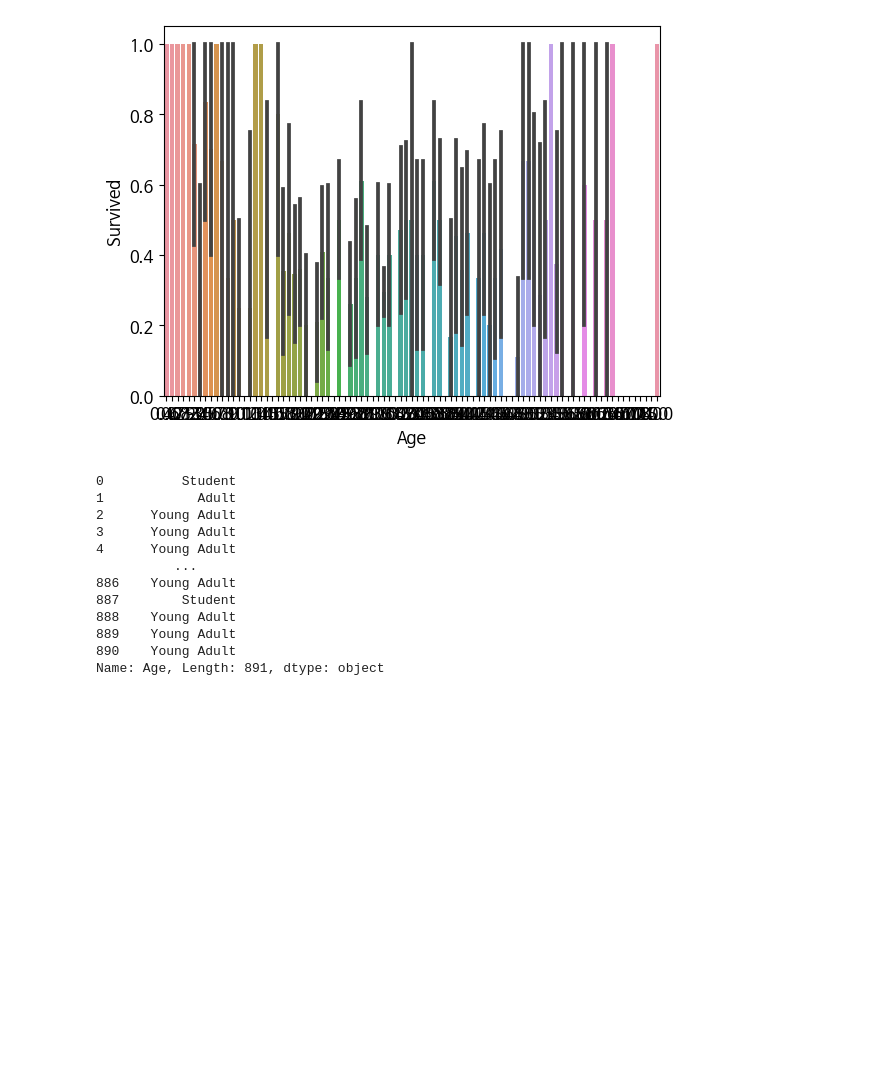
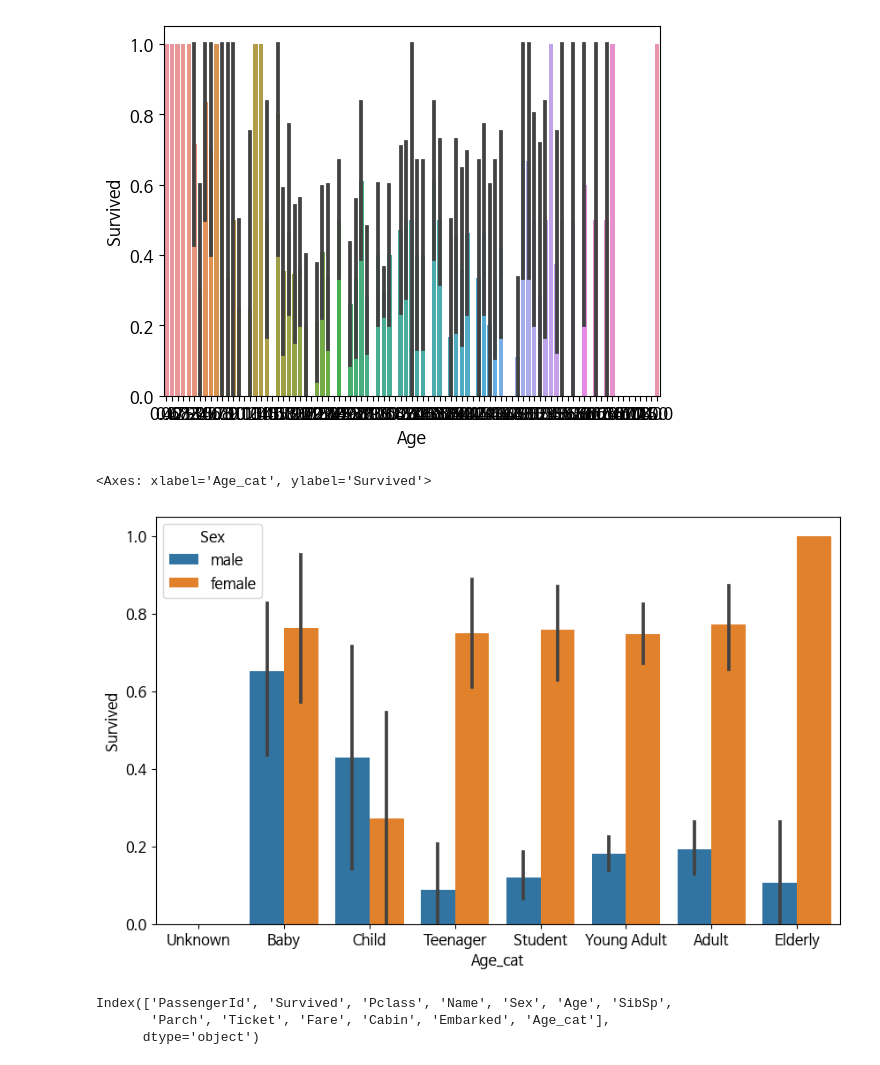
Before and after one commit to shimseonjo1/python_test_code, a Jupyter notebook: 05_머신러닝/02_3_titanic.ipynb, the cells around one changed output. Saved outputs shown, nothing was run; the diff lists cells and outputs as text; code cells hidden in the pictures; blank space fills up the shorter version.

```diff
--- a/05_머신러닝/02_3_titanic.ipynb
+++ b/05_머신러닝/02_3_titanic.ipynb
@@ -153,17 +153,20 @@ def get_category(age):
     else: cat='Elderly'
     return cat
 # %%
-df.Age.apply(lambda x : get_category(x))
+df['Age_cat'] = df.Age.apply(lambda x : get_category(x))
-# %% [output]
-0          Student
-1            Adult
-2      Young Adult
-3      Young Adult
-4      Young Adult
-          ...
-886    Young Adult
-887        Student
-888    Young Adult
-889    Young Adult
-890    Young Adult
-Name: Age, Length: 891, dtype: object
+# %%
+order_name = ['Unknown','Baby','Child','Teenager','Student','Young Adult','Adult','Elderly']
+# %%
+import matplotlib.pyplot as plt
+
+plt.figure(figsize=(10,6))
+sns.barplot(data=df, y='Survived', x='Age_cat', hue='Sex',order=order_name)
+# %% [output]
+<Axes: xlabel='Age_cat', ylabel='Survived'>
+[figure, added]
+# %%
+df.columns
+# %% [output]
+Index(['PassengerId', 'Survived', 'Pclass', 'Name', 'Sex', 'Age', 'SibSp',
+       'Parch', 'Ticket', 'Fare', 'Cabin', 'Embarked', 'Age_cat'],
+      dtype='object')
```
Also changed, not shown: parts of 10 cells of this notebook.
